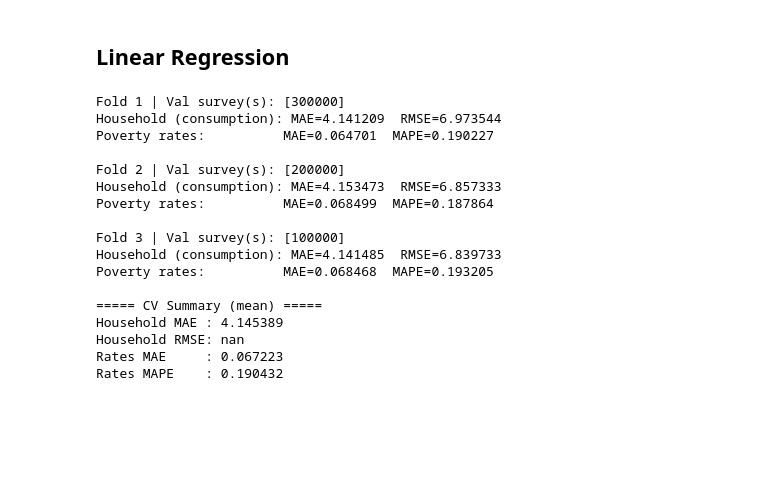
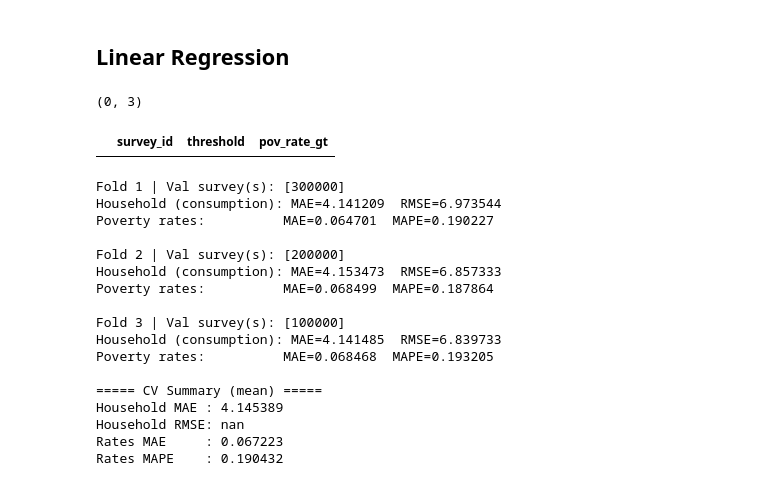
Before and after one commit to EvM82/Machine-Learning-final, a Jupyter notebook: ML_final2.ipynb, the cells around one changed output. Cells and saved outputs as stored; diff of their text form; code cells hidden in the pictures; blank space fills up the shorter version.

```diff
--- a/ML_final2.ipynb
+++ b/ML_final2.ipynb
@@ -166,6 +223,27 @@ x_test.columns.to_list()
  'consumed5000_Yes']
 # %% [markdown]
 ## Linear Regression
+# %%
+gt_cols = [c for c in train.columns if c.startswith("pct_hh_below_")]
+
+rates_gt_long = train[["survey_id"] + gt_cols].drop_duplicates("survey_id").melt(
+    id_vars=["survey_id"],
+    value_vars=gt_cols,
+    var_name="thr_col",
+    value_name="pov_rate_gt"
+)
+
+rates_gt_long["threshold"] = (
+    rates_gt_long["thr_col"].str.replace("pct_hh_below_", "", regex=False).astype(float)
+)
+
+rates_gt_long = rates_gt_long[["survey_id", "threshold", "pov_rate_gt"]]
+
+print(rates_gt_long.shape)   # αναμένεις (57, 3) αν έχεις 3 surveys και 19 thresholds
+rates_gt_long.head()
+# %% [output]
+(0, 3)
+|  | survey_id | threshold | pov_rate_gt |
 # %%
 # Μετατροπή των ποσοτών (poverty rates) που δίνονται και πρεπει να υπολογίσω σε πίνακα συ,βατης μορφής με δεδομενα για
 # να χρησιμοποιηθεί σε σύγκριση με τα οσοστά που θα βρεθούν/υυπολογιστούν
```
Also changed, not shown: parts of 3 cells of this notebook.
